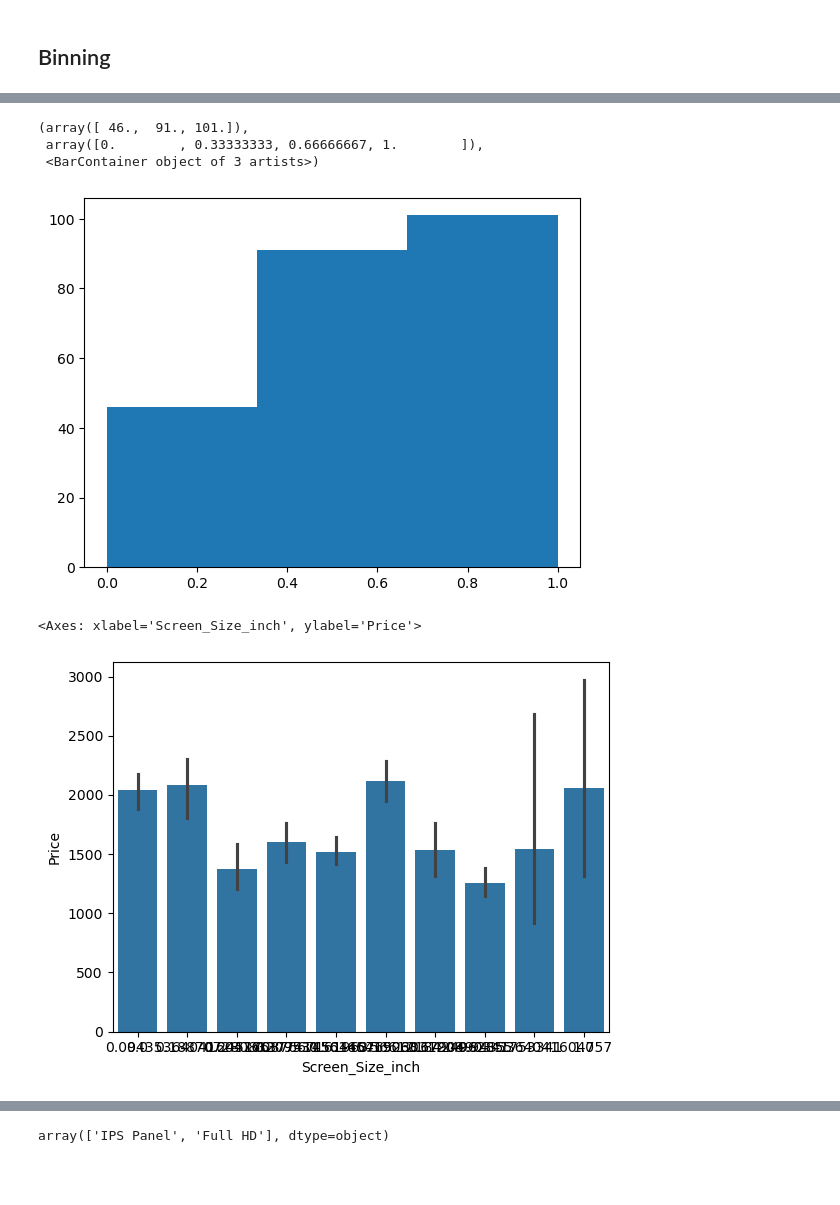
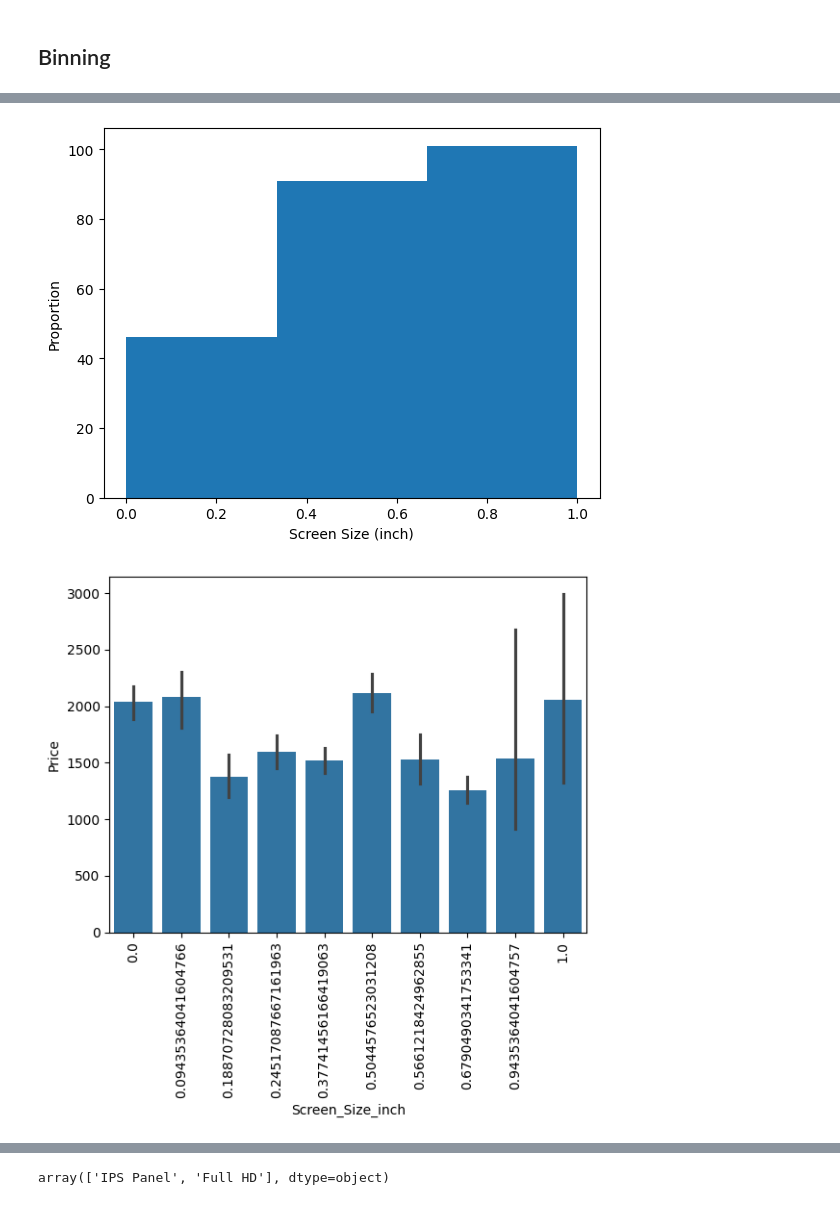
Before and after one commit to zahra-ahmadbeigloo/Data-analysis-projects, a Jupyter notebook: Laptop-Price-Analysis/Laptop-Price-Analysis.ipynb, the cells around one changed output, grey strips where cells are left out. Cells and saved outputs as stored; diff of their text form; code cells hidden in the pictures; blank space fills up the shorter version.

```diff
--- a/Laptop-Price-Analysis/Laptop-Price-Analysis.ipynb
+++ b/Laptop-Price-Analysis/Laptop-Price-Analysis.ipynb
@@ -18,7 +19,7 @@ warnings.filterwarnings('ignore', category=FutureWarning)
 # %% [markdown]
 ## Loading Data
 # %%
-filepath = "laptop_pricing_dataset_base.csv"
+filepath = r"C:\Users\Behbab\Datasets\laptop_pricing_dataset_base.csv"
 df = pd.read_csv(filepath, header=None)
 headers = ["Manufacturer", "Category", "Screen", "GPU", "OS", "CPU_core", "Screen_Size_inch", "CPU_frequency", "RAM_GB", "Storage_GB_SSD", "Weight_kg", "Price"]
 df.columns = headers
@@ -112,18 +113,19 @@ plt.bar(labels, df["Binned_Weight_kg"].value_counts())
 [figure]
 # %%
 plt.hist(df["Screen_Size_inch"], bins=3)
+plt.xlabel("Screen Size (inch)")
+plt.ylabel("Proportion")
+plt.show()
 # %% [output]
-(array([ 46.,  91., 101.]),
- array([0.        , 0.33333333, 0.66666667, 1.        ]),
- <BarContainer object of 3 artists>)
-[figure, old version]
+[figure, new version]
 # %%
 df1 = df[["Screen_Size_inch", "Price"]]
 df2= df1.groupby("Screen_Size_inch", as_index=False).mean()
 sns.barplot(x='Screen_Size_inch', y='Price', data=df)
+plt.xticks(rotation=90)
+plt.show()
 # %% [output]
-<Axes: xlabel='Screen_Size_inch', ylabel='Price'>
-[figure, old version]
+[figure, new version]
 # %%
 df1 = df[["Binned_Weight_kg", "Price"]]
 df2= df1.groupby("Binned_Weight_kg", as_index=False).mean()
```
Also changed, not shown: parts of 32 cells of this notebook.
